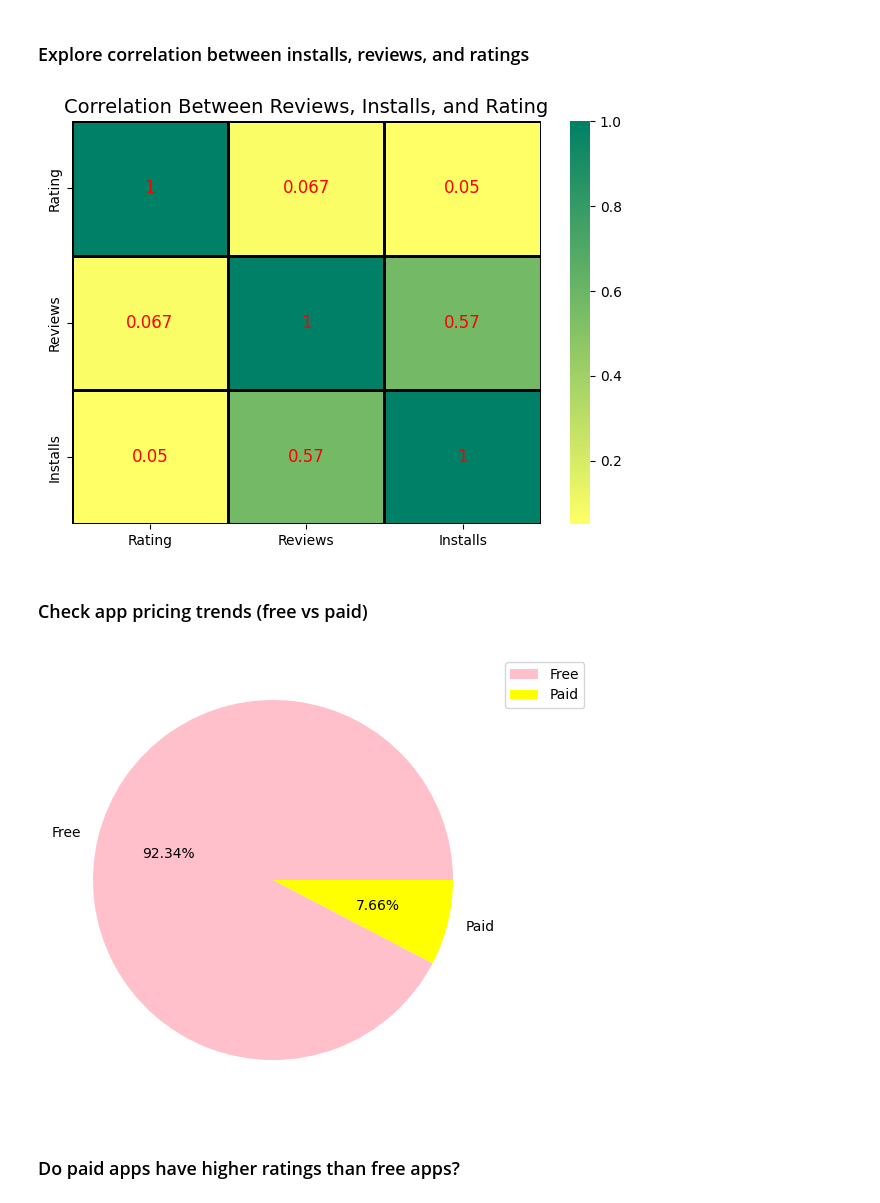
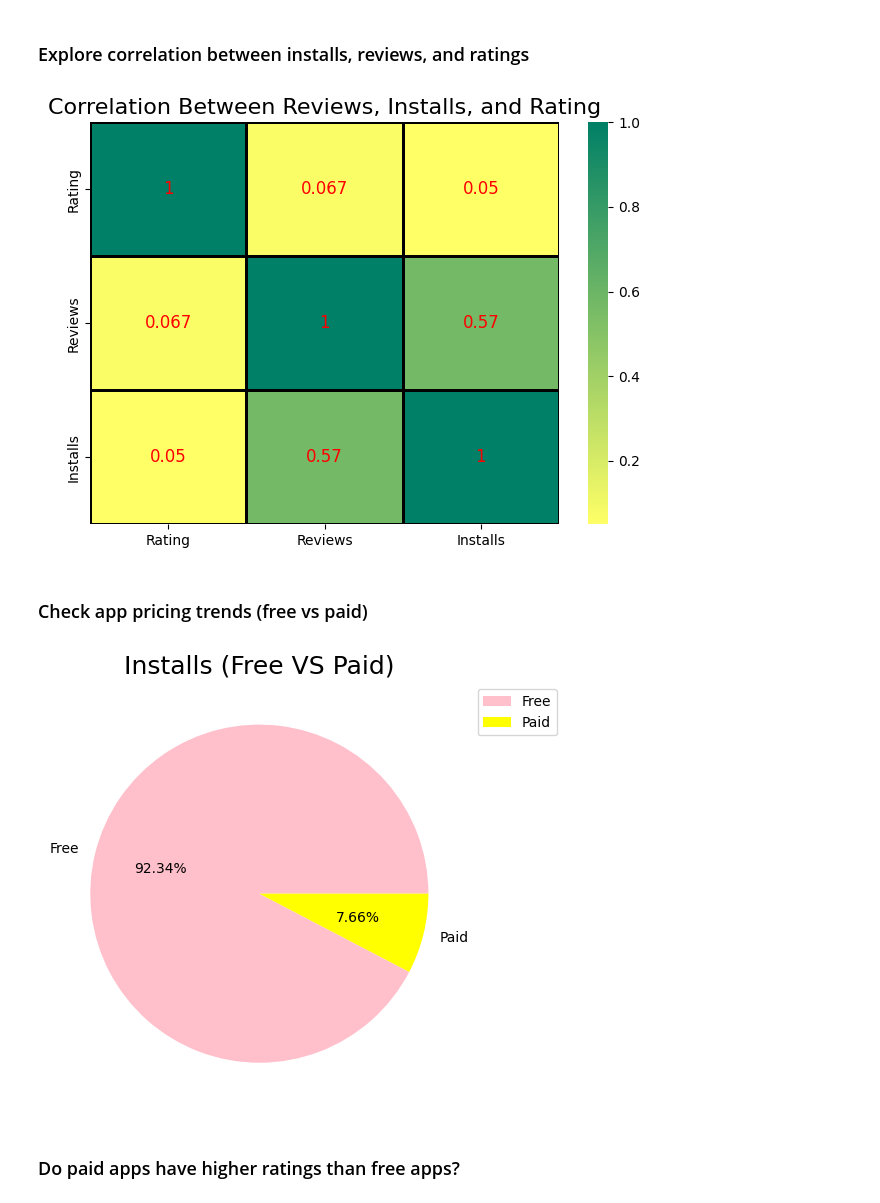
Before and after one commit to Aditya4386/ASD_Internship, a Jupyter notebook: Major Project/Google Play Store Data Analysis.ipynb, the cells around one changed output. Saved outputs shown, nothing was run; the diff lists cells and outputs as text; code cells hidden in the pictures.

```diff
--- a/Major Project/Google Play Store Data Analysis.ipynb
+++ b/Major Project/Google Play Store Data Analysis.ipynb
@@ -191,32 +192,31 @@ plt.show()
 # %% [markdown]
 ### Explore correlation between installs, reviews, and ratings
 # %%
-corr=apps[['Rating','Reviews','Installs']].corr()
-
 def correlation():
+    corr=apps[['Rating','Reviews','Installs']].corr()
     sns.heatmap(corr,annot=True,cmap='summer_r',annot_kws={'fontsize':12,'color':'r'},linewidth=1,linecolor='black')
-    plt.title('Correlation Between Reviews, Installs, and Rating',fontsize=14)
+    plt.title('Correlation Between Reviews, Installs, and Rating',fontsize=16)
     plt.tight_layout()
-
 
 correlation()
 plt.show()
 # %% [output]
-[figure, old version]
+[figure, new version]
 # %% [markdown]
 ### Check app pricing trends (free vs paid)
 # %%
-types=apps['Type'].value_counts()
-
 def trends():
+    types=apps['Type'].value_counts()
     plt.pie(types.values,labels=types.index,autopct="%1.2f%%",colors=['pink','yellow'],)
     plt.legend(loc="upper left",fontsize=10,bbox_to_anchor=(1,1))
+    plt.title("Installs (Free VS Paid)",fontsize=18)
     plt.tight_layout()
+
 
 trends()
 plt.show()
 # %% [output]
-[figure, old version]
+[figure, new version]
 # %% [markdown]
 ### Do paid apps have higher ratings than free apps?
 # %%
```
Also changed, not shown: parts of 13 cells of this notebook, 2 other files.
